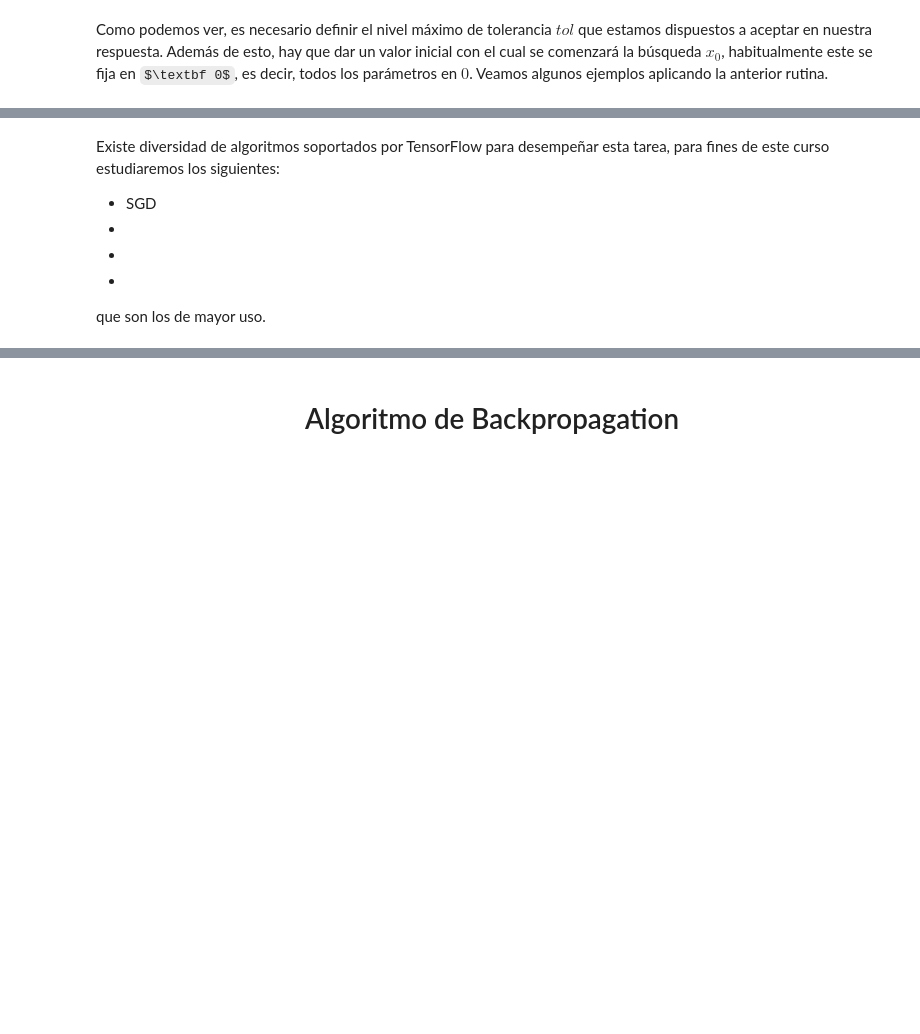
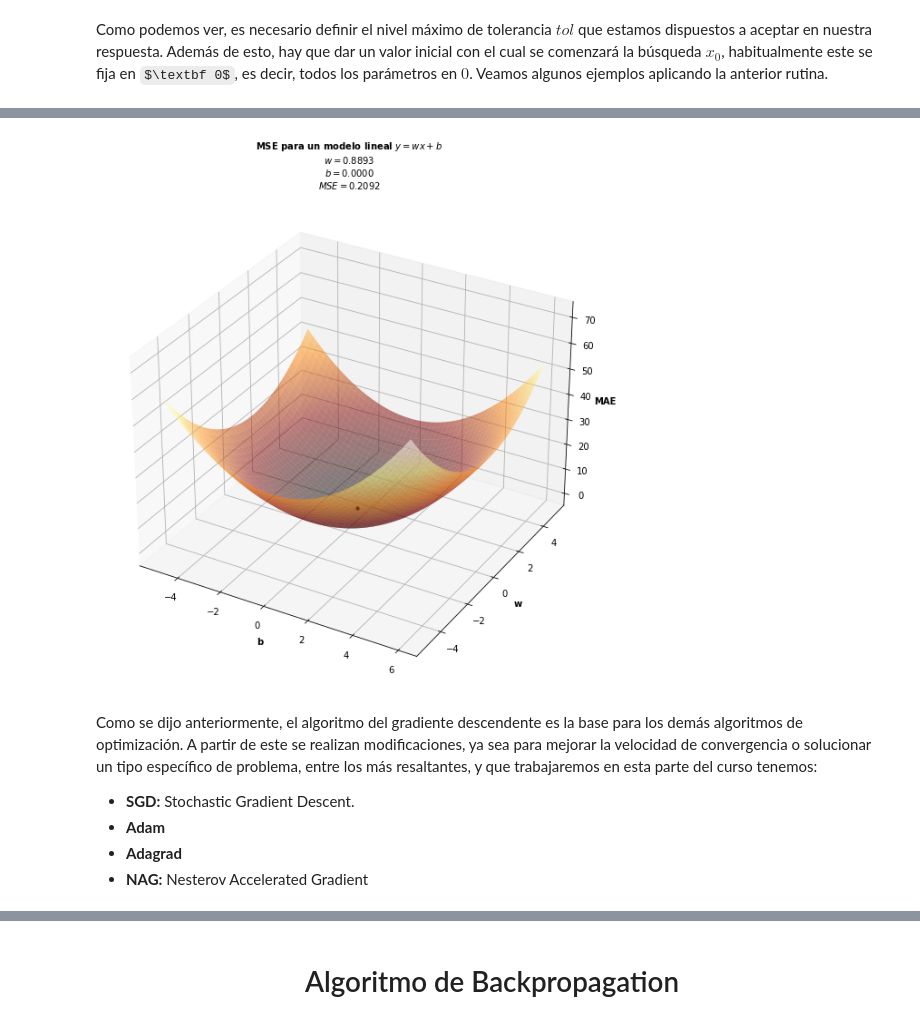
Before and after one commit to hplbrayan/Un-Curso-de-Deep-Learning, a Jupyter notebook: 02_intro_Keras_actf_backp/N2_actf_lf_op_bp.ipynb, the cells around one changed output, grey strips where cells are left out. Drawn from its saved outputs; the diff is of its cells as text; code cells hidden in the pictures; some formulas as TeX source; blank space fills up the shorter version.

```diff
--- a/02_intro_Keras_actf_backp/N2_actf_lf_op_bp.ipynb
+++ b/02_intro_Keras_actf_backp/N2_actf_lf_op_bp.ipynb
@@ -2399,8 +2502,34 @@ plt.show()
+# %%
+#%matplotlib nbagg
+fig, ax = plt.subplots(subplot_kw={"projection": "3d"}, figsize=(10,10))
+
+ax.plot_surface(X=b, Y=w, Z=MSE_,
+                cmap=cm.afmhot,
+                linewidth=0, alpha=0.5)
+
+mse_min = MSE(y_true=ys_proof, y_pred=xs_proof*gd_batch['sol'][1]+gd_batch['sol'][0])
+
+ax.scatter([gd_batch['sol'][0]],
+           [gd_batch['sol'][1]],
+           mse_min,
+           s=10, c="k")
+
+font = {'family' : 'DejaVu Sans',
+        'weight' : 'bold',
+        'size'   : 10}
+
+ax.set_xlabel("b", **font)
+ax.set_ylabel("w", **font)
+ax.set_zlabel("MAE", **font)
+ax.set_title(f"MSE para un modelo lineal $y=wx+b$\n$w={gd_batch['sol'][1]:.4f}$\n$b={gd_batch['sol'][0]:.4f}$\n$MSE={mse_min:.4f}$",
+             **font)
+plt.show()
+# %% [output]
+[figure, added]
 # %% [markdown]
-Existe diversidad de algoritmos soportados por TensorFlow para desempeñar esta tarea, para fines de este curso estudiaremos los siguientes:
-* SGD
-*
-*
-*
+Como se dijo anteriormente, el algoritmo del gradiente descendente es la base para los demás algoritmos de optimización. A partir de este se realizan modificaciones, ya sea para mejorar la velocidad de convergencia o solucionar un tipo específico de problema, entre los más resaltantes, y que trabajaremos en esta parte del curso tenemos:
 
-que son los de mayor uso.
+* **SGD:** Stochastic Gradient Descent.
+* **Adam**
+* **Adagrad**
+* **NAG:** Nesterov Accelerated Gradient
```
Also changed, not shown: parts of 22 cells of this notebook.
